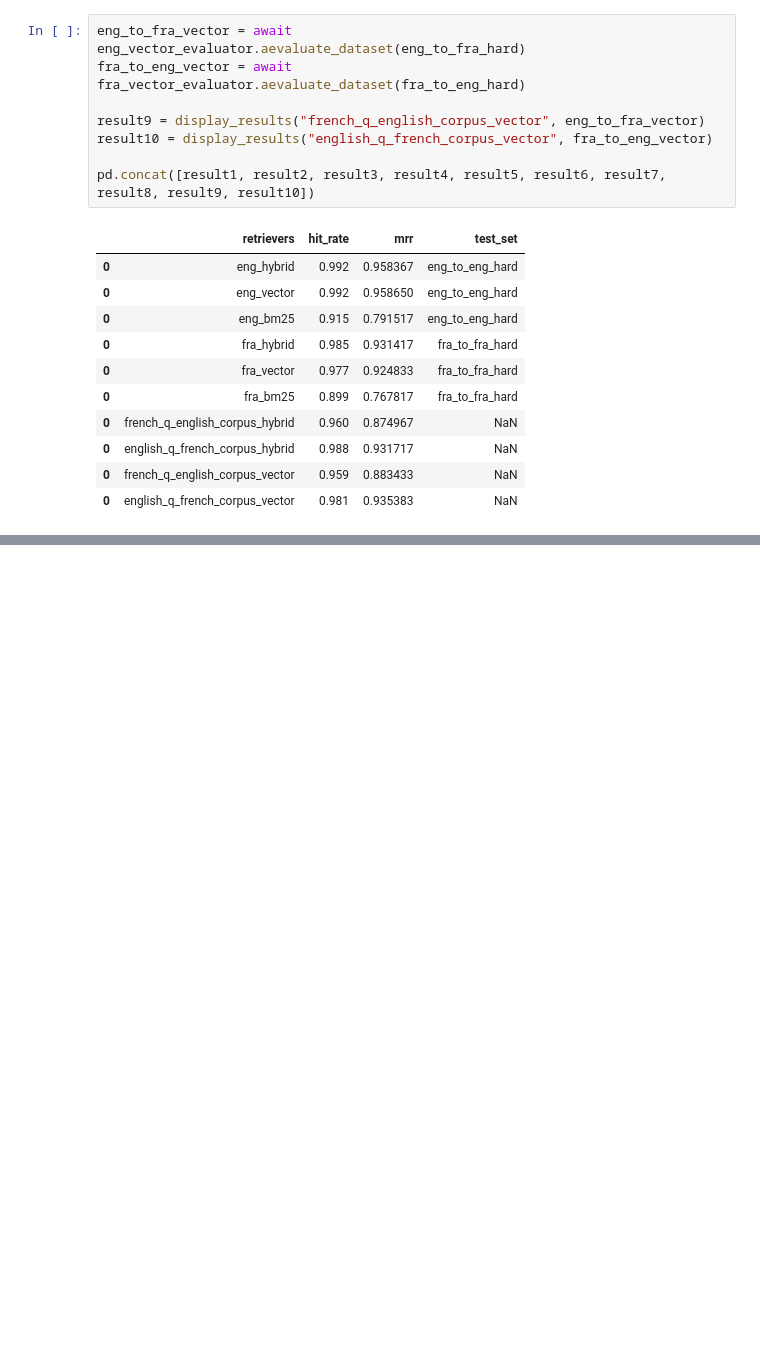
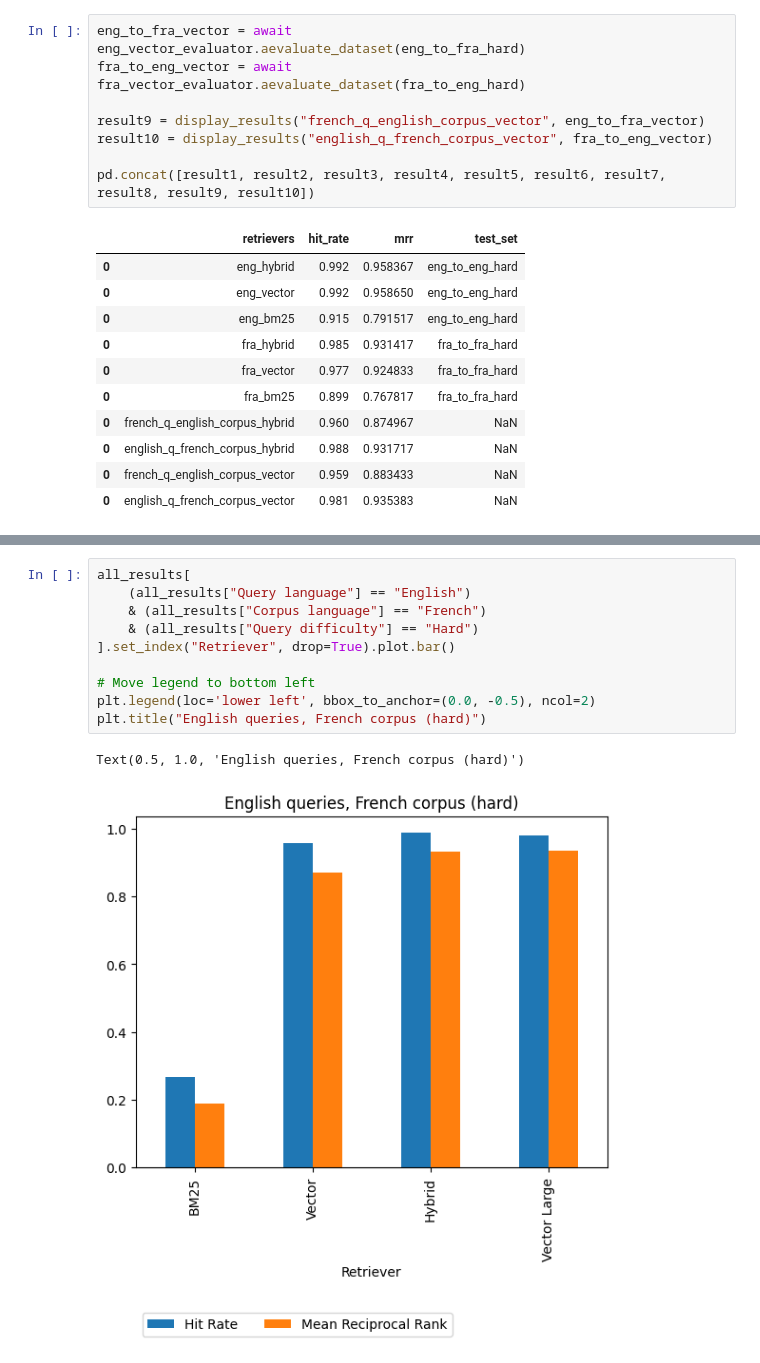
Before and after one commit to justice-bac/laws-clir, a Jupyter notebook: 5_weaviate_eval.ipynb, the cells around one changed output, grey strips where cells are left out. Saved outputs shown, nothing was run; the diff lists cells and outputs as text; blank space fills up the shorter version.

```diff
--- a/5_weaviate_eval.ipynb
+++ b/5_weaviate_eval.ipynb
@@ -721,0 +884,13 @@ pd.concat([result1, result2, result3, result4, result5, result6, result7, result
+# %%
+all_results[
+    (all_results["Query language"] == "English")
+    & (all_results["Corpus language"] == "French")
+    & (all_results["Query difficulty"] == "Hard")
+].set_index("Retriever", drop=True).plot.bar()
+
+# Move legend to bottom left
+plt.legend(loc='lower left', bbox_to_anchor=(0.0, -0.5), ncol=2)
+plt.title("English queries, French corpus (hard)")
+# %% [output]
+Text(0.5, 1.0, 'English queries, French corpus (hard)')
+[figure, added]
```
Also changed, not shown: parts of 6 cells of this notebook, 1 other file.
